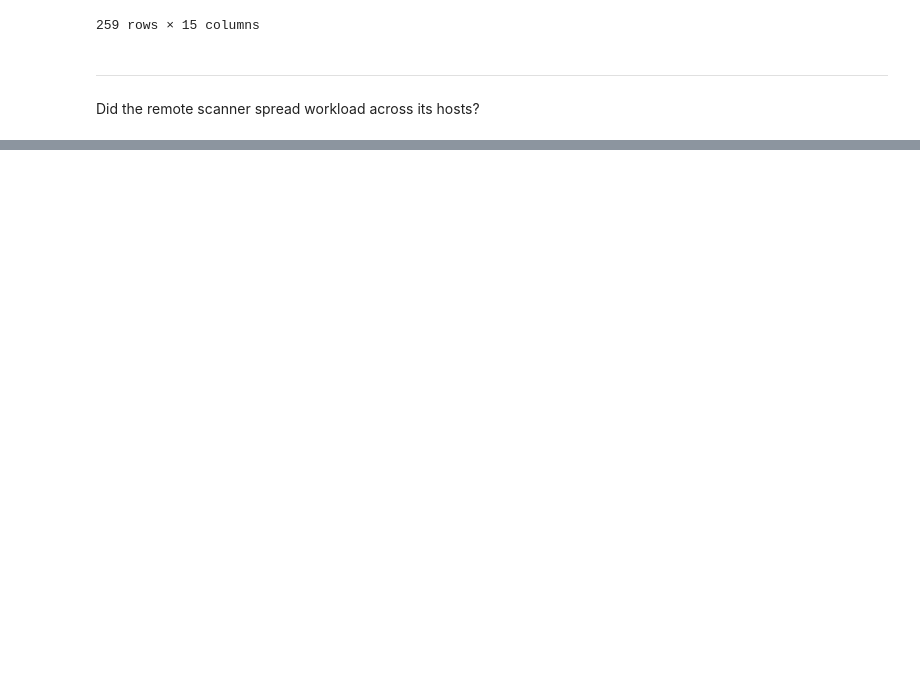
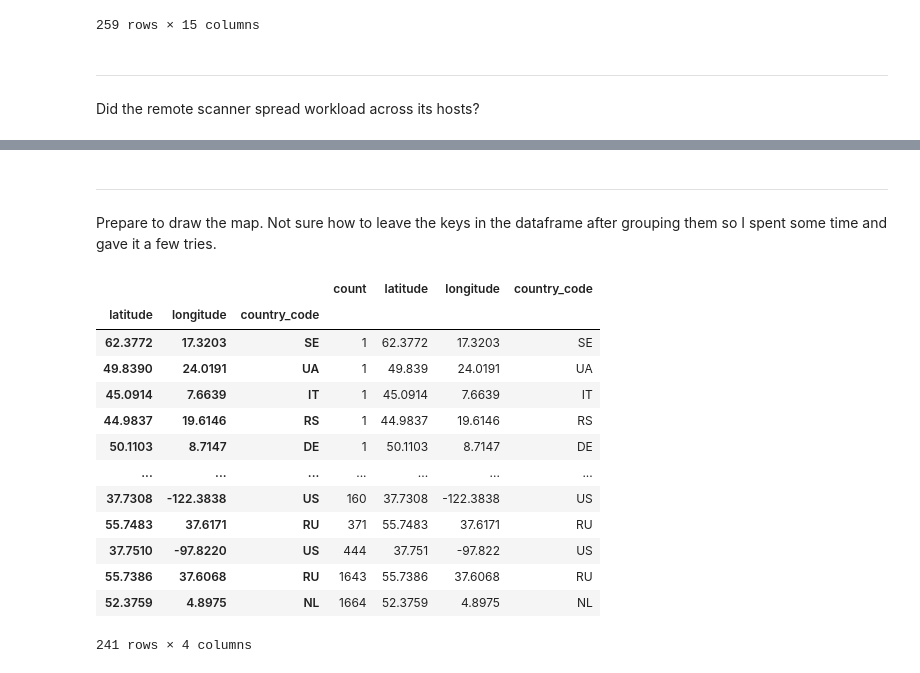
Before and after one commit to aydevmo/my-network-sample, a Jupyter notebook: python/log_processing_01/step51_data_analysis.ipynb, the cells around one changed output, grey strips where cells are left out. Drawn from its saved outputs; the diff is of its cells as text; code cells hidden in the pictures; blank space fills up the shorter version.

```diff
--- a/python/log_processing_01/step51_data_analysis.ipynb
+++ b/python/log_processing_01/step51_data_analysis.ipynb
@@ -362,0 +365,42 @@ plt.show()
+# %% [markdown]
+---
+Prepare to draw the map. Not sure how to leave the keys in the dataframe after grouping them so I spent some time and gave it a few tries.
+# %%
+df_geo = df_probes.groupby(['latitude','longitude', 'country_code']).occurrence.agg(['count'])
+
+df_geo = df_geo.sort_values(by='count', ascending=False)
+
+#df_geo['latitude'] = [ x for (x, y, z) in df_geo.index ]
+#df_geo['longitude'] = [ y for (x, y, z) in df_geo.index ]
+#df_geo['country_code'] = [ z for (x, y, z) in df_geo.index ]
+
+#df_geo['latitude', 'longitude', 'country_code'] = [ [x, y, z] for (x, y, z) in df_geo.index]
+
+#df_geo['latitude', 'longitude', 'country_code'] =  list(zip(*df_geo.index))  #error
+
+#df_geo['latitude', 'longitude', 'country_code'] =  df_geo.index
+
+#df_geo[['latitude', 'longitude', 'country_code']] =  df_geo.index  #error
+
+#df_geo[['latitude', 'longitude', 'country_code']] = [ (x, y, z) for (x, y, z) in df_geo.index]  # okay
+
+df_geo[['latitude', 'longitude', 'country_code']] = [ [x, y, z] for (x, y, z) in df_geo.index]
+
+df_geo = df_geo.sort_values(by='count')
+
+df_geo
+# %% [output]
+|  |  |  | count | latitude | longitude | country_code |
+| latitude | longitude | country_code |  |  |  |  |
+| 62.3772 | 17.3203 | SE | 1 | 62.3772 | 17.3203 | SE |
+| 49.8390 | 24.0191 | UA | 1 | 49.839 | 24.0191 | UA |
+| 45.0914 | 7.6639 | IT | 1 | 45.0914 | 7.6639 | IT |
+| 44.9837 | 19.6146 | RS | 1 | 44.9837 | 19.6146 | RS |
+| 50.1103 | 8.7147 | DE | 1 | 50.1103 | 8.7147 | DE |
+| ... | ... | ... | ... | ... | ... | ... |
+| 37.7308 | -122.3838 | US | 160 | 37.7308 | -122.3838 | US |
+| 55.7483 | 37.6171 | RU | 371 | 55.7483 | 37.6171 | RU |
+| 37.7510 | -97.8220 | US | 444 | 37.751 | -97.822 | US |
+| 55.7386 | 37.6068 | RU | 1643 | 55.7386 | 37.6068 | RU |
+| 52.3759 | 4.8975 | NL | 1664 | 52.3759 | 4.8975 | NL |
+241 rows × 4 columns
```
Also changed, not shown: parts of 5 cells of this notebook, 1 other file.
